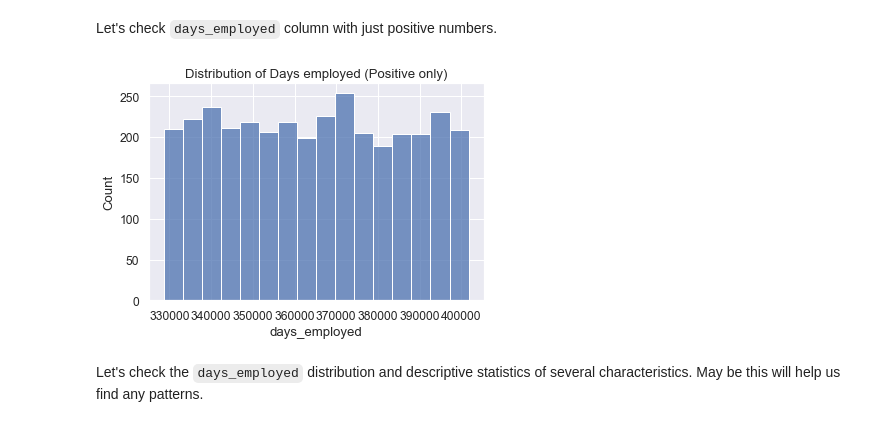
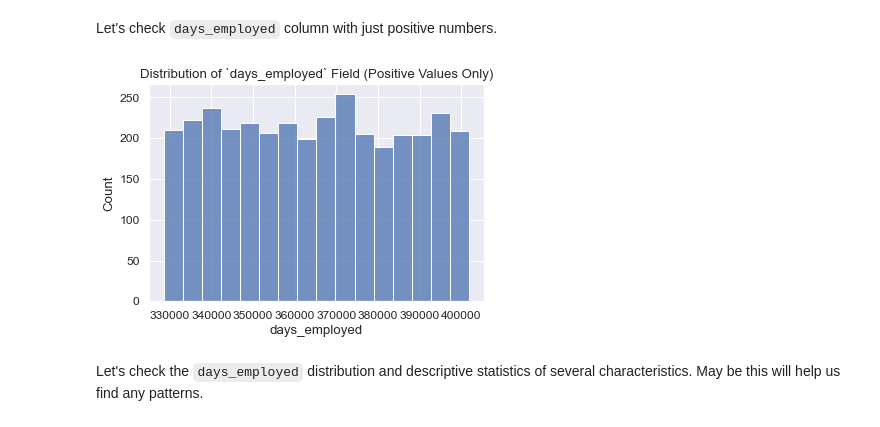
Before and after one commit to Sasha-Fridman/TripleTen-ex.-Practicum-Bootcamp-Projects, a Jupyter notebook: 1. Borrower Reliability Analysis/1. Data Preprocessing.ipynb, the cells around one changed output. Cells and saved outputs as stored; diff of their text form; code cells hidden in the pictures.

```diff
--- a/1. Borrower Reliability Analysis/1. Data Preprocessing.ipynb
+++ b/1. Borrower Reliability Analysis/1. Data Preprocessing.ipynb
@@ -875,9 +875,9 @@ We see that numbers here are either negative or enormously high.
 Let's check `days_employed` column with just positive numbers.
 # %%
 # checking `days_employed` column distribution with just positive numbers
-sns.histplot(data_days_employed_positive['days_employed']).set_title('Distribution of Days employed (Positive only)');
+sns.histplot(data_days_employed_positive['days_employed']).set_title('Distribution of `days_employed` Field (Positive Values Only)');
 # %% [output]
-[figure, old version]
+[figure, new version]
 # %% [markdown]
 Let's check the `days_employed` distribution and descriptive statistics of several characteristics. May be this will help us find any patterns.
 # %% [markdown]
```
Also changed, not shown: parts of 12 cells of this notebook.
